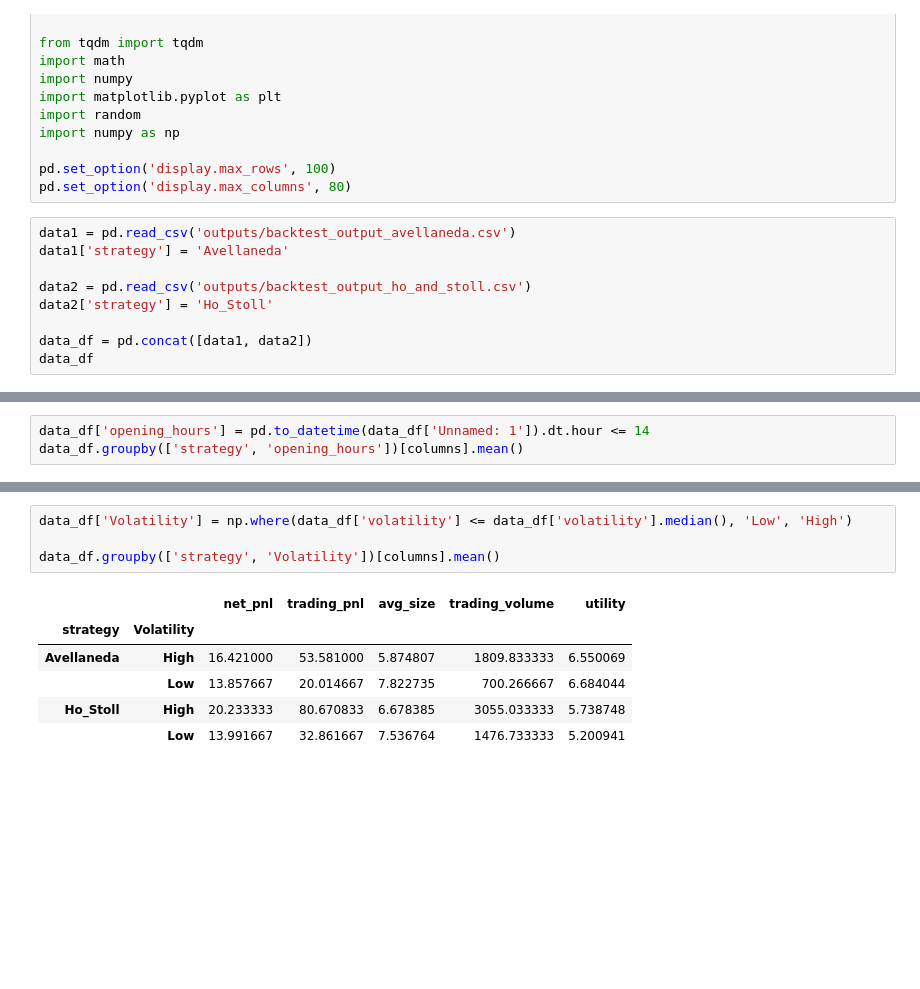
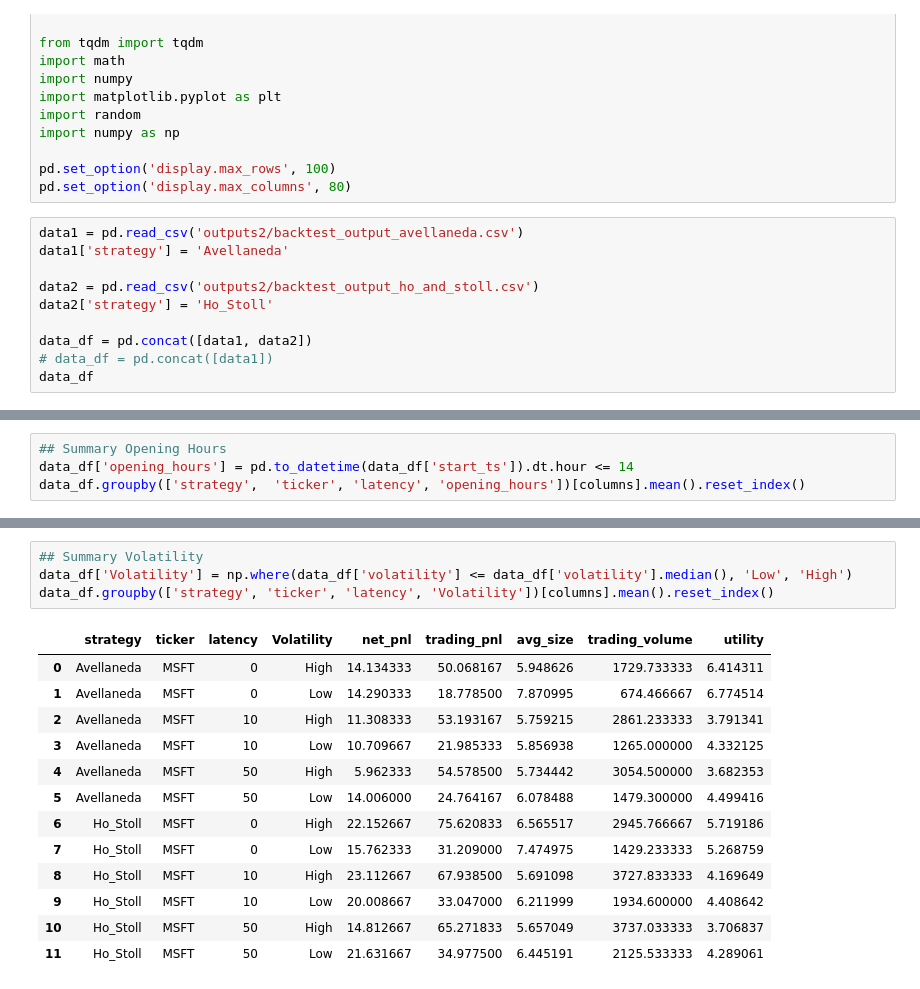
Before and after one commit to singhnam23/market-making-simulator, a Jupyter notebook: notebooks/summary_statistics.ipynb, the cells around one changed output, grey strips where cells are left out. Saved outputs shown, nothing was run; the diff lists cells and outputs as text; blank space fills up the shorter version.

```diff
--- a/notebooks/summary_statistics.ipynb
+++ b/notebooks/summary_statistics.ipynb
@@ -19,12 +19,13 @@ import numpy as np
 pd.set_option('display.max_rows', 100)
 pd.set_option('display.max_columns', 80)
 # %%
-data1 = pd.read_csv('outputs/backtest_output_avellaneda.csv')
+data1 = pd.read_csv('outputs2/backtest_output_avellaneda.csv')
 data1['strategy'] = 'Avellaneda'
 
-data2 = pd.read_csv('outputs/backtest_output_ho_and_stoll.csv')
+data2 = pd.read_csv('outputs2/backtest_output_ho_and_stoll.csv')
 data2['strategy'] = 'Ho_Stoll'
 
 data_df = pd.concat([data1, data2])
+# data_df = pd.concat([data1])
 data_df
 # %% [output]
@@ -58,4 +71,5 @@ Ho_Stoll    28.975480    42.013307  1.522605     1308.447289  1.712752
 # %%
-data_df['opening_hours'] = pd.to_datetime(data_df['Unnamed: 1']).dt.hour <= 14
-data_df.groupby(['strategy', 'opening_hours'])[columns].mean()
+## Summary Opening Hours
+data_df['opening_hours'] = pd.to_datetime(data_df['start_ts']).dt.hour <= 14
+data_df.groupby(['strategy',  'ticker', 'latency', 'opening_hours'])[columns].mean().reset_index()
 # %% [output]
@@ -77,12 +105,19 @@ data_df.groupby(['strategy', 'opening_hours'])[columns].std()
 # %%
+## Summary Volatility
 data_df['Volatility'] = np.where(data_df['volatility'] <= data_df['volatility'].median(), 'Low', 'High')
-
-data_df.groupby(['strategy', 'Volatility'])[columns].mean()
+data_df.groupby(['strategy', 'ticker', 'latency', 'Volatility'])[columns].mean().reset_index()
 # %% [output]
-|  |  | net_pnl | trading_pnl | avg_size | trading_volume | utility |
-| strategy | Volatility |  |  |  |  |  |
-| Avellaneda | High | 16.421000 | 53.581000 | 5.874807 | 1809.833333 | 6.550069 |
-|  | Low | 13.857667 | 20.014667 | 7.822735 | 700.266667 | 6.684044 |
-| Ho_Stoll | High | 20.233333 | 80.670833 | 6.678385 | 3055.033333 | 5.738748 |
-|  | Low | 13.991667 | 32.861667 | 7.536764 | 1476.733333 | 5.200941 |
+|  | strategy | ticker | latency | Volatility | net_pnl | trading_pnl | avg_size | trading_volume | utility |
+| 0 | Avellaneda | MSFT | 0 | High | 14.134333 | 50.068167 | 5.948626 | 1729.733333 | 6.414311 |
+| 1 | Avellaneda | MSFT | 0 | Low | 14.290333 | 18.778500 | 7.870995 | 674.466667 | 6.774514 |
+| 2 | Avellaneda | MSFT | 10 | High | 11.308333 | 53.193167 | 5.759215 | 2861.233333 | 3.791341 |
+| 3 | Avellaneda | MSFT | 10 | Low | 10.709667 | 21.985333 | 5.856938 | 1265.000000 | 4.332125 |
+| 4 | Avellaneda | MSFT | 50 | High | 5.962333 | 54.578500 | 5.734442 | 3054.500000 | 3.682353 |
+| 5 | Avellaneda | MSFT | 50 | Low | 14.006000 | 24.764167 | 6.078488 | 1479.300000 | 4.499416 |
+| 6 | Ho_Stoll | MSFT | 0 | High | 22.152667 | 75.620833 | 6.565517 | 2945.766667 | 5.719186 |
+| 7 | Ho_Stoll | MSFT | 0 | Low | 15.762333 | 31.209000 | 7.474975 | 1429.233333 | 5.268759 |
+| 8 | Ho_Stoll | MSFT | 10 | High | 23.112667 | 67.938500 | 5.691098 | 3727.833333 | 4.169649 |
+| 9 | Ho_Stoll | MSFT | 10 | Low | 20.008667 | 33.047000 | 6.211999 | 1934.600000 | 4.408642 |
+| 10 | Ho_Stoll | MSFT | 50 | High | 14.812667 | 65.271833 | 5.657049 | 3737.033333 | 3.706837 |
+| 11 | Ho_Stoll | MSFT | 50 | Low | 21.631667 | 34.977500 | 6.445191 | 2125.533333 | 4.289061 |
 # %%
```
Also changed, not shown: parts of 16 cells of this notebook, 5 other files.
